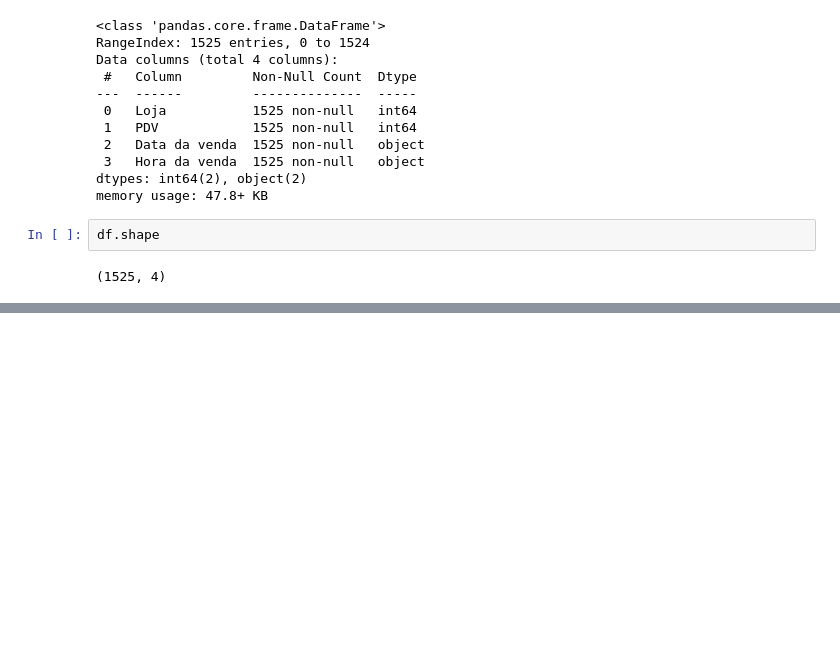
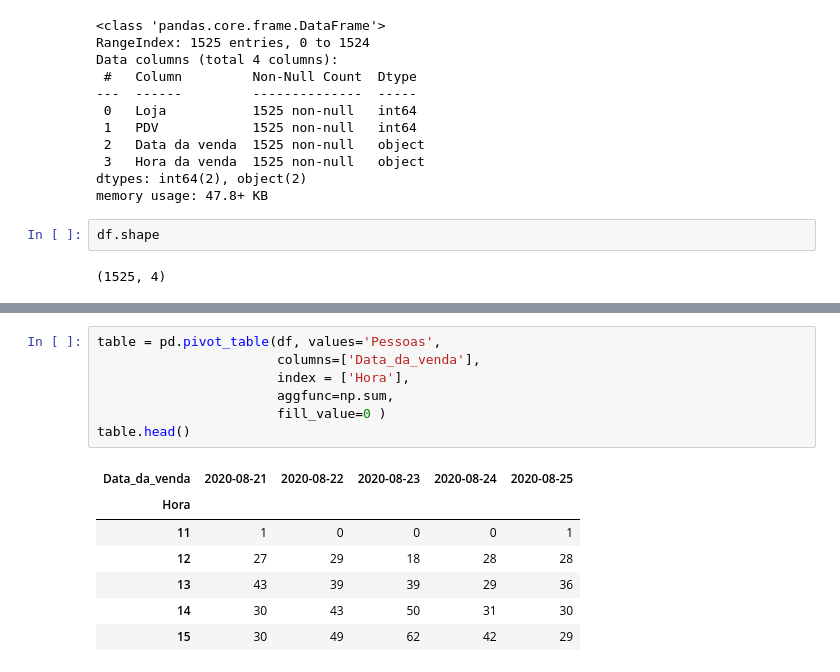
Before and after one commit to ravellys/PID, a Jupyter notebook: horário_de_pico.ipynb, the cells around one changed output, grey strips where cells are left out. Cells and saved outputs as stored; diff of their text form; blank space fills up the shorter version.

```diff
--- a/horário_de_pico.ipynb
+++ b/horário_de_pico.ipynb
@@ -71 +74,16 @@ memory usage: 59.7+ KB
+# %%
+table = pd.pivot_table(df, values='Pessoas',
+                       columns=['Data_da_venda'],
+                       index = ['Hora'],
+                       aggfunc=np.sum,
+                       fill_value=0 )
+table.head()
+# %% [output]
+| Data_da_venda | 2020-08-21 | 2020-08-22 | 2020-08-23 | 2020-08-24 | 2020-08-25 |
+| Hora |  |  |  |  |  |
+| 11 | 1 | 0 | 0 | 0 | 1 |
+| 12 | 27 | 29 | 18 | 28 | 28 |
+| 13 | 43 | 39 | 39 | 29 | 36 |
+| 14 | 30 | 43 | 50 | 31 | 30 |
+| 15 | 30 | 49 | 62 | 42 | 29 |
 # %%
```
Also changed, not shown: parts of 8 cells of this notebook.
